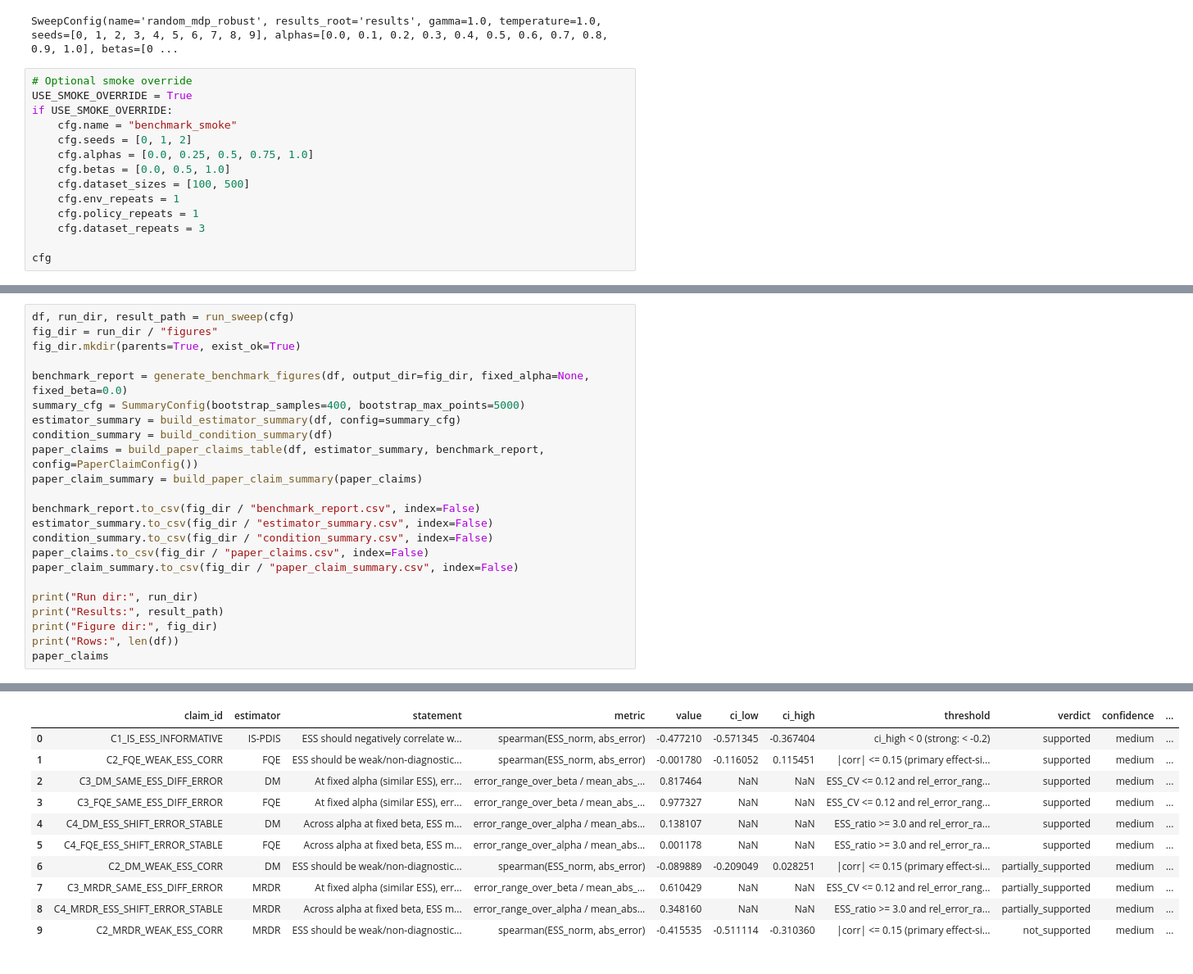
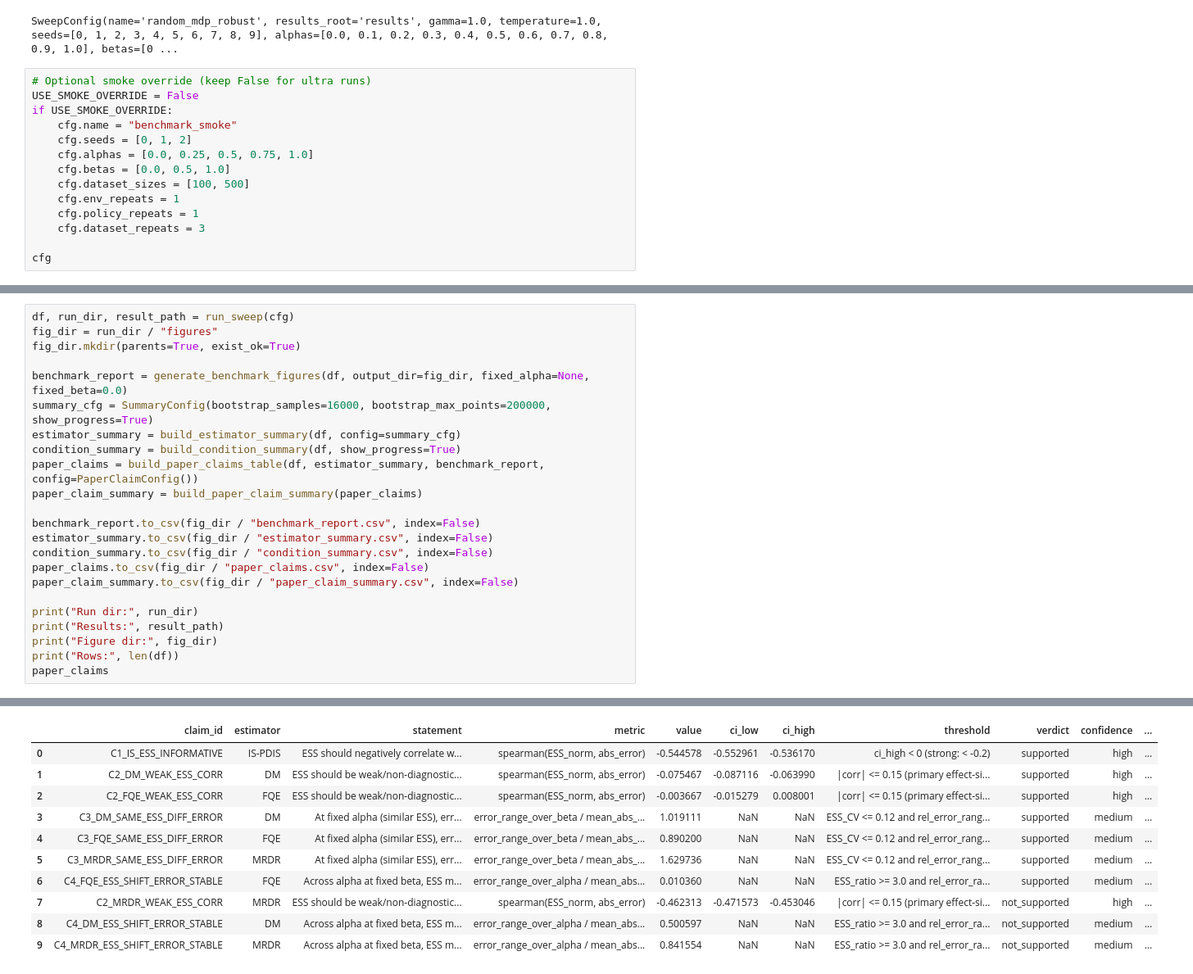
Before and after one commit to aditya1909-bit/ess-ope-diagnostics, a Jupyter notebook: notebooks/01_run_benchmark.ipynb, the cells around one changed output, grey strips where cells are left out. Shown at 82% size. Cells and saved outputs as stored; diff of their text form.

```diff
--- a/notebooks/01_run_benchmark.ipynb
+++ b/notebooks/01_run_benchmark.ipynb
@@ -50,8 +50,8 @@ cfg
 # %% [output]
 SweepConfig(name='random_mdp_robust', results_root='results', gamma=1.0, temperature=1.0, seeds=[0, 1, 2, 3, 4, 5, 6, 7, 8, 9], alphas=[0.0, 0.1, 0.2, 0.3, 0.4, 0.5, 0.6, 0.7, 0.8, 0.9, 1.0], betas=[0 ...
 # %%
-# Optional smoke override
-USE_SMOKE_OVERRIDE = True
+# Optional smoke override (keep False for ultra runs)
+USE_SMOKE_OVERRIDE = False
 if USE_SMOKE_OVERRIDE:
     cfg.name = "benchmark_smoke"
     cfg.seeds = [0, 1, 2]
@@ -71,9 +71,9 @@ fig_dir = run_dir / "figures"
 fig_dir.mkdir(parents=True, exist_ok=True)
 
 benchmark_report = generate_benchmark_figures(df, output_dir=fig_dir, fixed_alpha=None, fixed_beta=0.0)
-summary_cfg = SummaryConfig(bootstrap_samples=400, bootstrap_max_points=5000)
+summary_cfg = SummaryConfig(bootstrap_samples=16000, bootstrap_max_points=200000, show_progress=True)
 estimator_summary = build_estimator_summary(df, config=summary_cfg)
-condition_summary = build_condition_summary(df)
+condition_summary = build_condition_summary(df, show_progress=True)
 paper_claims = build_paper_claims_table(df, estimator_summary, benchmark_report, config=PaperClaimConfig())
 paper_claim_summary = build_paper_claim_summary(paper_claims)
 
@@ -96,11 +96,11 @@ Rows: 270
 |  | claim_id | estimator | statement | metric | value | ci_low | ci_high | threshold | verdict | confidence | ... |
-| 0 | C1_IS_ESS_INFORMATIVE | IS-PDIS | ESS should negatively correlate w... | spearman(ESS_norm, abs_error) | -0.477210 | -0.571345 | -0.367404 | ci_high < 0 (strong: < -0.2) | supported | medium | ... |
-| 1 | C2_FQE_WEAK_ESS_CORR | FQE | ESS should be weak/non-diagnostic... | spearman(ESS_norm, abs_error) | -0.001780 | -0.116052 | 0.115451 | |corr| <= 0.15 (primary effect-si... | supported | medium | ... |
-| 2 | C3_DM_SAME_ESS_DIFF_ERROR | DM | At fixed alpha (similar ESS), err... | error_range_over_beta / mean_abs_... | 0.817464 | NaN | NaN | ESS_CV <= 0.12 and rel_error_rang... | supported | medium | ... |
-| 3 | C3_FQE_SAME_ESS_DIFF_ERROR | FQE | At fixed alpha (similar ESS), err... | error_range_over_beta / mean_abs_... | 0.977327 | NaN | NaN | ESS_CV <= 0.12 and rel_error_rang... | supported | medium | ... |
-| 4 | C4_DM_ESS_SHIFT_ERROR_STABLE | DM | Across alpha at fixed beta, ESS m... | error_range_over_alpha / mean_abs... | 0.138107 | NaN | NaN | ESS_ratio >= 3.0 and rel_error_ra... | supported | medium | ... |
-| 5 | C4_FQE_ESS_SHIFT_ERROR_STABLE | FQE | Across alpha at fixed beta, ESS m... | error_range_over_alpha / mean_abs... | 0.001178 | NaN | NaN | ESS_ratio >= 3.0 and rel_error_ra... | supported | medium | ... |
-| 6 | C2_DM_WEAK_ESS_CORR | DM | ESS should be weak/non-diagnostic... | spearman(ESS_norm, abs_error) | -0.089889 | -0.209049 | 0.028251 | |corr| <= 0.15 (primary effect-si... | partially_supported | medium | ... |
-| 7 | C3_MRDR_SAME_ESS_DIFF_ERROR | MRDR | At fixed alpha (similar ESS), err... | error_range_over_beta / mean_abs_... | 0.610429 | NaN | NaN | ESS_CV <= 0.12 and rel_error_rang... | partially_supported | medium | ... |
-| 8 | C4_MRDR_ESS_SHIFT_ERROR_STABLE | MRDR | Across alpha at fixed beta, ESS m... | error_range_over_alpha / mean_abs... | 0.348160 | NaN | NaN | ESS_ratio >= 3.0 and rel_error_ra... | partially_supported | medium | ... |
-| 9 | C2_MRDR_WEAK_ESS_CORR | MRDR | ESS should be weak/non-diagnostic... | spearman(ESS_norm, abs_error) | -0.415535 | -0.511114 | -0.310360 | |corr| <= 0.15 (primary effect-si... | not_supported | medium | ... |
+| 0 | C1_IS_ESS_INFORMATIVE | IS-PDIS | ESS should negatively correlate w... | spearman(ESS_norm, abs_error) | -0.544578 | -0.552961 | -0.536170 | ci_high < 0 (strong: < -0.2) | supported | high | ... |
+| 1 | C2_DM_WEAK_ESS_CORR | DM | ESS should be weak/non-diagnostic... | spearman(ESS_norm, abs_error) | -0.075467 | -0.087116 | -0.063990 | |corr| <= 0.15 (primary effect-si... | supported | high | ... |
+| 2 | C2_FQE_WEAK_ESS_CORR | FQE | ESS should be weak/non-diagnostic... | spearman(ESS_norm, abs_error) | -0.003667 | -0.015279 | 0.008001 | |corr| <= 0.15 (primary effect-si... | supported | high | ... |
+| 3 | C3_DM_SAME_ESS_DIFF_ERROR | DM | At fixed alpha (similar ESS), err... | error_range_over_beta / mean_abs_... | 1.019111 | NaN | NaN | ESS_CV <= 0.12 and rel_error_rang... | supported | medium | ... |
+| 4 | C3_FQE_SAME_ESS_DIFF_ERROR | FQE | At fixed alpha (similar ESS), err... | error_range_over_beta / mean_abs_... | 0.890200 | NaN | NaN | ESS_CV <= 0.12 and rel_error_rang... | supported | medium | ... |
+| 5 | C3_MRDR_SAME_ESS_DIFF_ERROR | MRDR | At fixed alpha (similar ESS), err... | error_range_over_beta / mean_abs_... | 1.629736 | NaN | NaN | ESS_CV <= 0.12 and rel_error_rang... | supported | medium | ... |
+| 6 | C4_FQE_ESS_SHIFT_ERROR_STABLE | FQE | Across alpha at fixed beta, ESS m... | error_range_over_alpha / mean_abs... | 0.010360 | NaN | NaN | ESS_ratio >= 3.0 and rel_error_ra... | supported | medium | ... |
+| 7 | C2_MRDR_WEAK_ESS_CORR | MRDR | ESS should be weak/non-diagnostic... | spearman(ESS_norm, abs_error) | -0.462313 | -0.471573 | -0.453046 | |corr| <= 0.15 (primary effect-si... | not_supported | high | ... |
+| 8 | C4_DM_ESS_SHIFT_ERROR_STABLE | DM | Across alpha at fixed beta, ESS m... | error_range_over_alpha / mean_abs... | 0.500597 | NaN | NaN | ESS_ratio >= 3.0 and rel_error_ra... | not_supported | medium | ... |
+| 9 | C4_MRDR_ESS_SHIFT_ERROR_STABLE | MRDR | Across alpha at fixed beta, ESS m... | error_range_over_alpha / mean_abs... | 0.841554 | NaN | NaN | ESS_ratio >= 3.0 and rel_error_ra... | not_supported | medium | ... |
```
Also changed, not shown: parts of 3 cells of this notebook, 8 other files.
